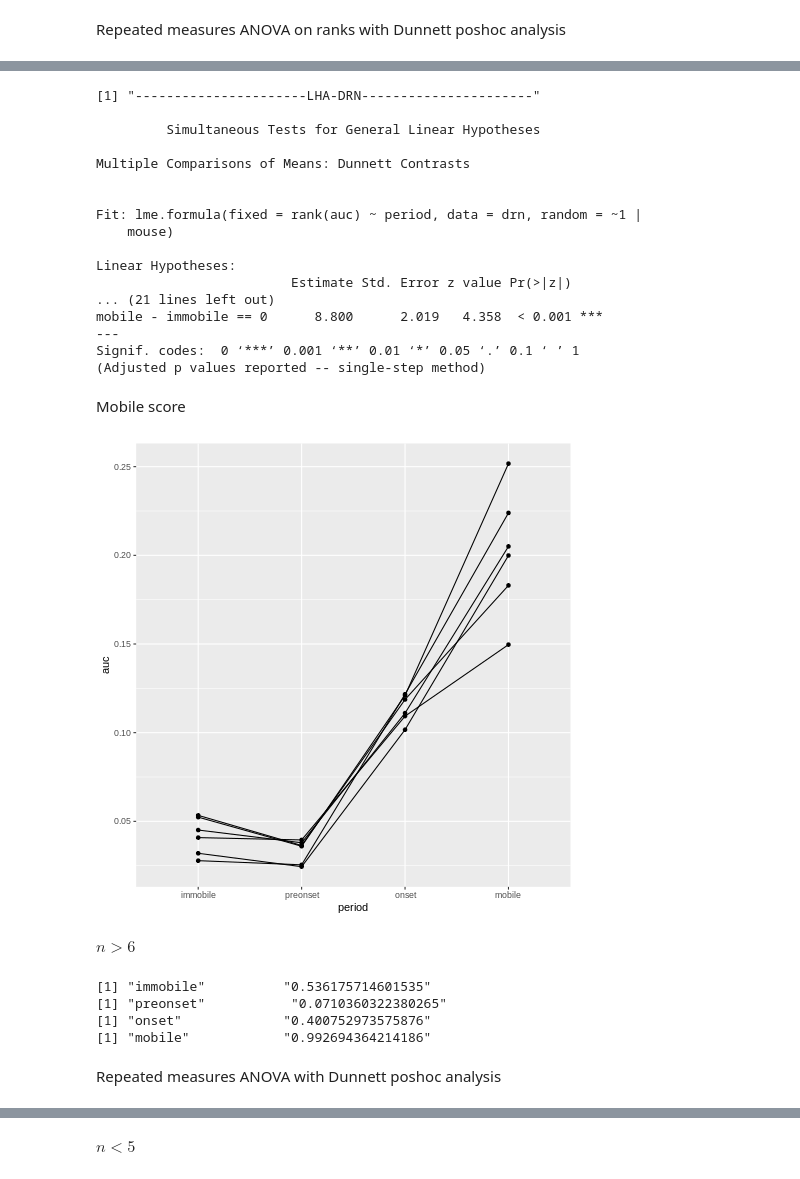
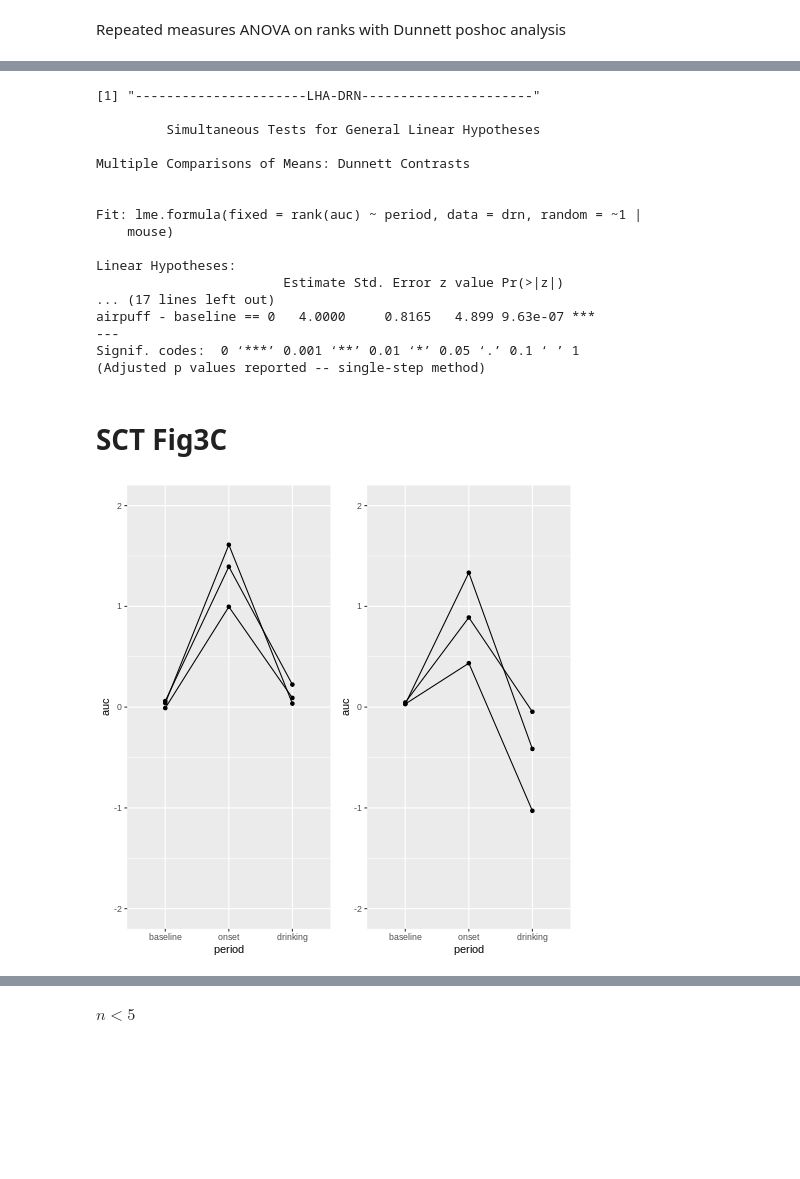
Before and after one commit to katemartian/LHoutputsManuscript, a Jupyter notebook: sourceData/Fig3_stats.ipynb, the cells around one changed output, grey strips where cells are left out. Saved outputs shown, nothing was run; the diff lists cells and outputs as text; code cells hidden in the pictures; blank space fills up the shorter version.

```diff
--- a/sourceData/Fig3_stats.ipynb
+++ b/sourceData/Fig3_stats.ipynb
@@ -83,15 +120,16 @@ Residuals     32 2216.4    69.3
 ---
 Signif. codes:  0 ‘***’ 0.001 ‘**’ 0.01 ‘*’ 0.05 ‘.’ 0.1 ‘ ’ 1
 # %%
+# GCaMP
 %%R
 print('----------------------LHA-DRN----------------------')
 drn = df[df$output=='LHA-DRN',]
 lme.model <- lme(rank(auc) ~ period, random=~1|mouse, data=drn)
 print(summary(glht(lme.model, linfct=mcp(period="Dunnet"))))
 
-print('----------------------5HT DRN----------------------')
-sert = df[df$output=='5HT DRN',]
-lme.model <- lme(rank(auc) ~ period, random=~1|mouse, data=sert)
+print('----------------------LHA-VTA----------------------')
+vta = df[df$output=='LHA-VTA',]
+lme.model <- lme(rank(auc) ~ period, random=~1|mouse, data=vta)
 print(summary(glht(lme.model, linfct=mcp(period="Dunnet"))))
 # %% [output]
 [1] "----------------------LHA-DRN----------------------"
@@ -105,18 +143,19 @@ Fit: lme.formula(fixed = rank(auc) ~ period, data = drn, random = ~1 |
     mouse)
 
 Linear Hypotheses:
-                         Estimate Std. Error z value Pr(>|z|)
-... (21 lines left out)
-mobile - immobile == 0      8.800      2.019   4.358  < 0.001 ***
+                        Estimate Std. Error z value Pr(>|z|)
+... (17 lines left out)
+airpuff - baseline == 0   4.0000     0.8165   4.899 9.63e-07 ***
 ---
 Signif. codes:  0 ‘***’ 0.001 ‘**’ 0.01 ‘*’ 0.05 ‘.’ 0.1 ‘ ’ 1
 (Adjusted p values reported -- single-step method)
-# %% [markdown]
-Mobile score
+# %% [markdown]
+# SCT Fig3C
 # %%
 %%R
-df <- read_excel("fig3_5HT.xlsx", sheet="OFT_mobileScore")
-df$period = as.factor(df$period)
+df <- read_excel("fig3_LHretro.xlsx", sheet = "SCT")
+df$output = as.character(df$output)
+df$period = as.character(df$period)
 df$auc = as.numeric(df$auc)
 # %%
 %%R
@@ -126,20 +165,7 @@ df$period <- factor(df$period, labels=c('immobile','preonset','onset','mobile'))
 # %%
 %%R
-ggplot(df, aes(x=period, y=auc)) + geom_point() + geom_line(aes(group=mouse))
+p1 <- ggplot(df[(df$output=="LHA-DRN"),], aes(x=period, y=auc)) + geom_point() + geom_line(aes(group=mouse)) + ylim(-2,2)
+p2 <- ggplot(df[(df$output=="LHA-VTA"),], aes(x=period, y=auc)) + geom_point() + geom_line(aes(group=mouse)) + ylim(-2,2)
+multiplot(p1,p2, cols=2)
 # %% [output]
-[figure, old version]
+[figure, new version]
-# %% [markdown]
-$n>6$
-# %%
-%%R
-print(c("immobile", shapiro.test(df[(df$period=="immobile"), ]$auc)$p.value))
-print(c("preonset", shapiro.test(df[(df$period=="preonset"),]$auc)$p.value))
-print(c("onset", shapiro.test(df[(df$period=="onset"),]$auc)$p.value))
-print(c("mobile", shapiro.test(df[(df$period=="mobile"),]$auc)$p.value))
-# %% [output]
-[1] "immobile"          "0.536175714601535"
-[1] "preonset"           "0.0710360322380265"
-[1] "onset"             "0.400752973575876"
-[1] "mobile"            "0.992694364214186"
-# %% [markdown]
-Repeated measures ANOVA with Dunnett poshoc analysis
```
Also changed, not shown: parts of 107 cells of this notebook.
